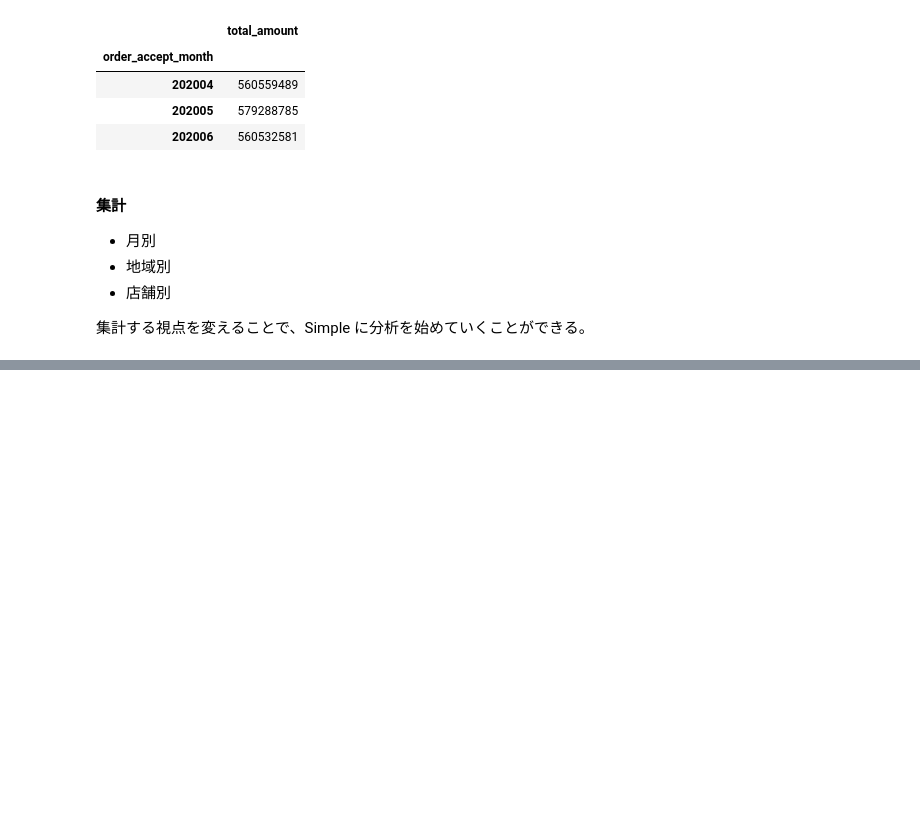
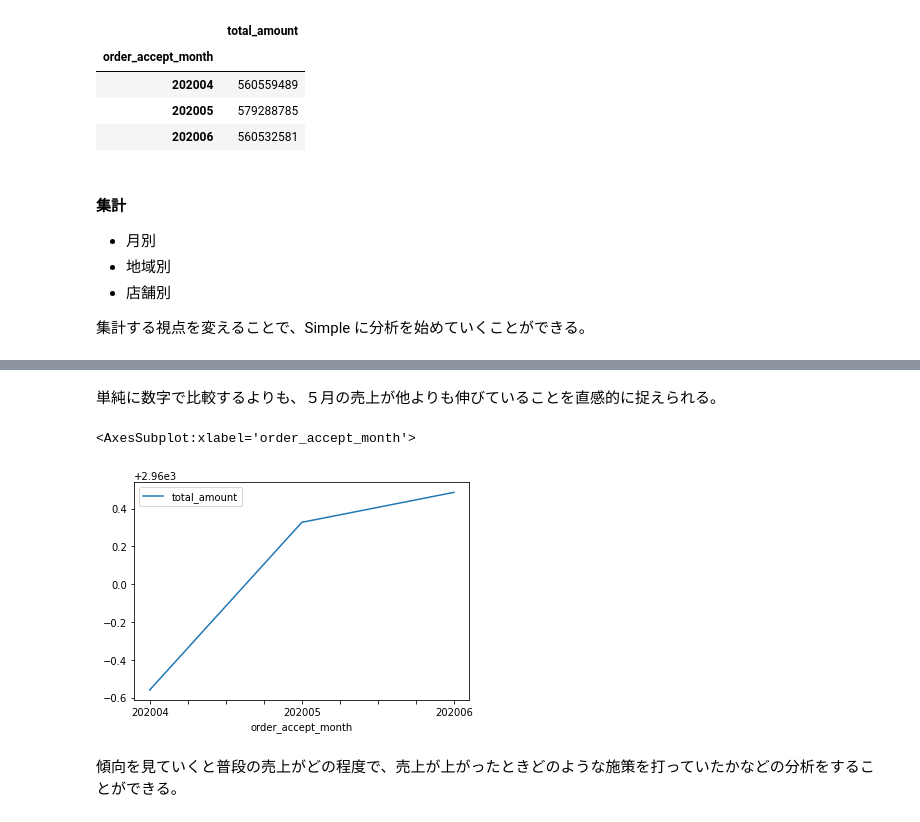
Before and after one commit to 1024xx4/machine_learning_system_100_knocks, a Jupyter notebook: section2/section2.ipynb, the cells around one changed output, grey strips where cells are left out. Cells and saved outputs as stored; diff of their text form; code cells hidden in the pictures; blank space fills up the shorter version.

```diff
--- a/section2/section2.ipynb
+++ b/section2/section2.ipynb
@@ -204,0 +216,10 @@ month_data.sum()
+# %% [markdown]
+単純に数字で比較するよりも、５月の売上が他よりも伸びていることを直感的に捉えられる。
+# %%
+# 売上の平均額を可視化
+month_data.mean().plot()
+# %% [output]
+<AxesSubplot:xlabel='order_accept_month'>
+[figure, added]
+# %% [markdown]
+傾向を見ていくと普段の売上がどの程度で、売上が上がったときどのような施策を打っていたかなどの分析をすることができる。
```
Also changed, not shown: parts of 2 cells of this notebook.
